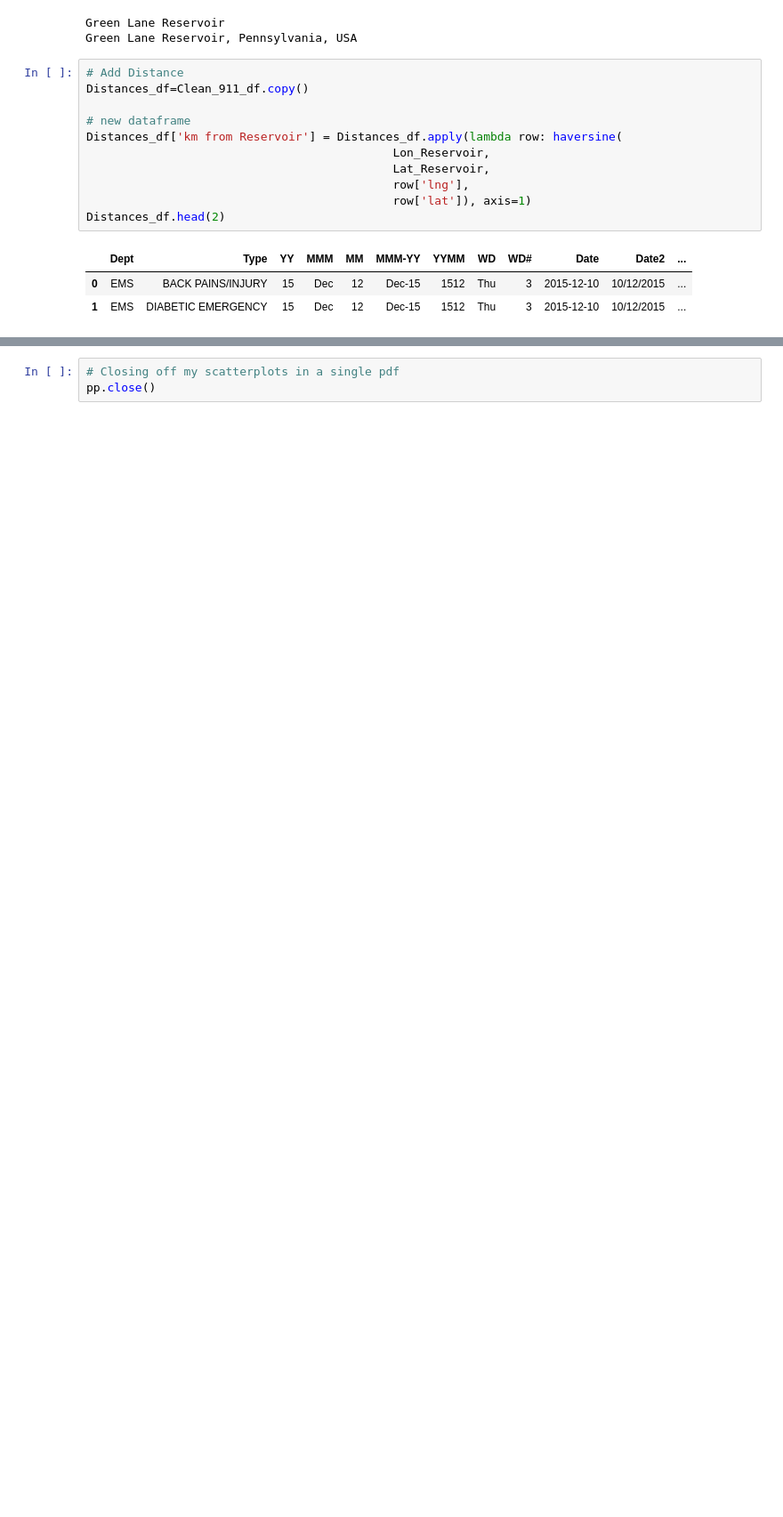
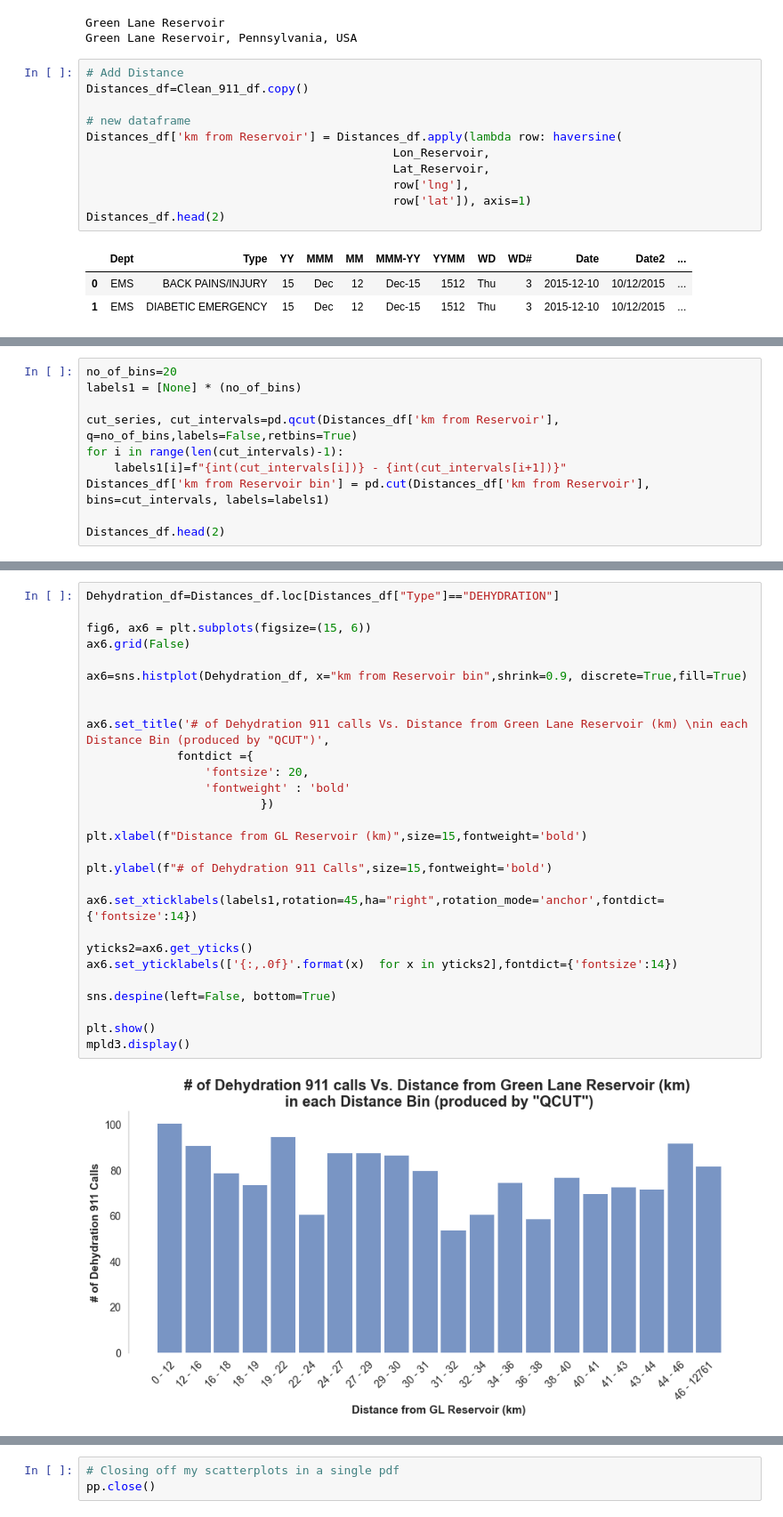
Before and after one commit to ClodettaV/Team_challenge_1, a Jupyter notebook: Dans_Part.ipynb, the cells around one changed output, grey strips where cells are left out. Shown at 89% size. Drawn from its saved outputs; the diff is of its cells as text; blank space fills up the shorter version.

```diff
--- a/Dans_Part.ipynb
+++ b/Dans_Part.ipynb
@@ -633,0 +502,10 @@ mpld3.display()
+# %%
+no_of_bins=20
+labels1 = [None] * (no_of_bins)
+
+cut_series, cut_intervals=pd.qcut(Distances_df['km from Reservoir'], q=no_of_bins,labels=False,retbins=True)
+for i in range(len(cut_intervals)-1):
+    labels1[i]=f"{int(cut_intervals[i])} - {int(cut_intervals[i+1])}"
+Distances_df['km from Reservoir bin'] = pd.cut(Distances_df['km from Reservoir'], bins=cut_intervals, labels=labels1)
+
+Distances_df.head(2)
@@ -633,0 +545,30 @@ mpld3.display()
+# %%
+Dehydration_df=Distances_df.loc[Distances_df["Type"]=="DEHYDRATION"]
+
+fig6, ax6 = plt.subplots(figsize=(15, 6))
+ax6.grid(False)
+
+ax6=sns.histplot(Dehydration_df, x="km from Reservoir bin",shrink=0.9, discrete=True,fill=True)
+
+
+ax6.set_title('# of Dehydration 911 calls Vs. Distance from Green Lane Reservoir (km) \nin each Distance Bin (produced by "QCUT")',
+             fontdict ={
+                 'fontsize': 20,
+                 'fontweight' : 'bold'
+                         })
+
+plt.xlabel(f"Distance from GL Reservoir (km)",size=15,fontweight='bold')
+
+plt.ylabel(f"# of Dehydration 911 Calls",size=15,fontweight='bold')
+
+ax6.set_xticklabels(labels1,rotation=45,ha="right",rotation_mode='anchor',fontdict={'fontsize':14})
+
+yticks2=ax6.get_yticks()
+ax6.set_yticklabels(['{:,.0f}'.format(x)  for x in yticks2],fontdict={'fontsize':14})
+
+sns.despine(left=False, bottom=True)
+
+plt.show()
+mpld3.display()
+# %% [output]
+[figure, added]
```
Also changed, not shown: parts of 20 cells of this notebook, 3 other files.
